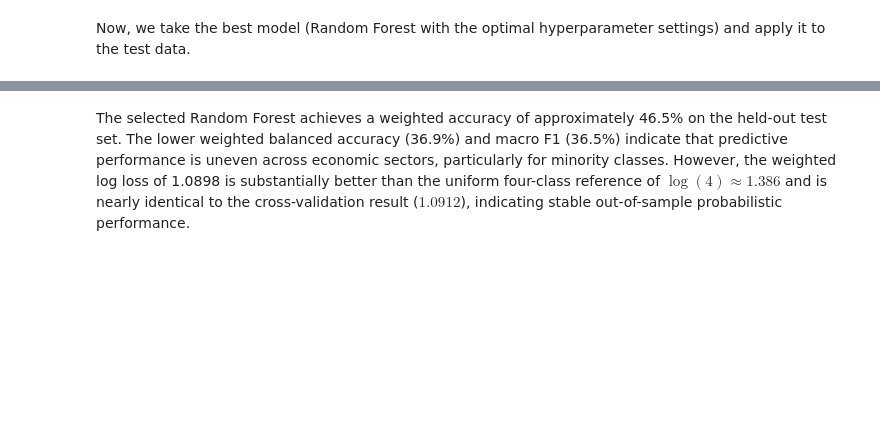
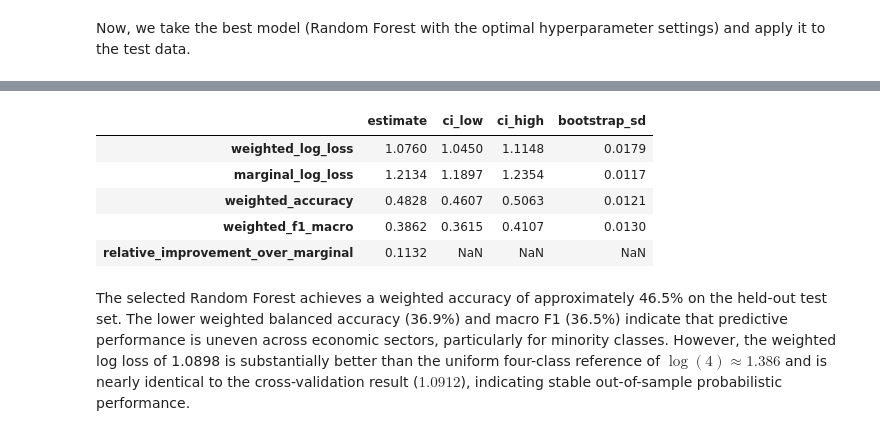
Before and after one commit to CentroFuturoCiudades/informal-jobs-model, a Jupyter notebook: notebooks/04_impute_economic_sector.ipynb, the cells around one changed output, grey strips where cells are left out. Saved outputs shown, nothing was run; the diff lists cells and outputs as text; code cells hidden in the pictures; blank space fills up the shorter version.

```diff
--- a/notebooks/04_impute_economic_sector.ipynb
+++ b/notebooks/04_impute_economic_sector.ipynb
@@ -326,6 +335,18 @@ with_education_metrics.round(4)
 # %% [output]
 |  | accuracy | balanced_accuracy | f1_macro | weighted_accuracy | weighted_balanced_accuracy | weighted_f1_macro | ... |
 | 0 | 0.472 | 0.3774 | 0.3744 | 0.4828 | 0.3882 | 0.3862 | ... |
+# %%
+# Held-out metrics with household-bootstrap 95% intervals (500 resamples of test households) and the honest baseline:
+# the weighted-marginal predictor (constant class shares), not the uniform log(4).
+with_education_uncertainty = src.sector_test_metrics_with_uncertainty(with_education_best_model, od_sector_test, sector_features=with_education_features)
+with_education_uncertainty.round(4)
+# %% [output]
+|  | estimate | ci_low | ci_high | bootstrap_sd |
+| weighted_log_loss | 1.0760 | 1.0450 | 1.1148 | 0.0179 |
+| marginal_log_loss | 1.2134 | 1.1897 | 1.2354 | 0.0117 |
+| weighted_accuracy | 0.4828 | 0.4607 | 0.5063 | 0.0121 |
+| weighted_f1_macro | 0.3862 | 0.3615 | 0.4107 | 0.0130 |
+| relative_improvement_over_marginal | 0.1132 | NaN | NaN | NaN |
 # %% [markdown]
 The selected Random Forest achieves a weighted accuracy of approximately 46.5% on the held-out test set. The lower weighted balanced accuracy (36.9%) and macro F1 (36.5%) indicate that predictive performance is uneven across economic sectors, particularly for minority classes. However, the weighted log loss of 1.0898 is substantially better than the uniform four-class reference of $\log(4)\approx1.386$ and is nearly identical to the cross-validation result ($1.0912$), indicating stable out-of-sample probabilistic performance.
 # %%
```
Also changed, not shown: parts of 3 cells of this notebook, 16 other files.
